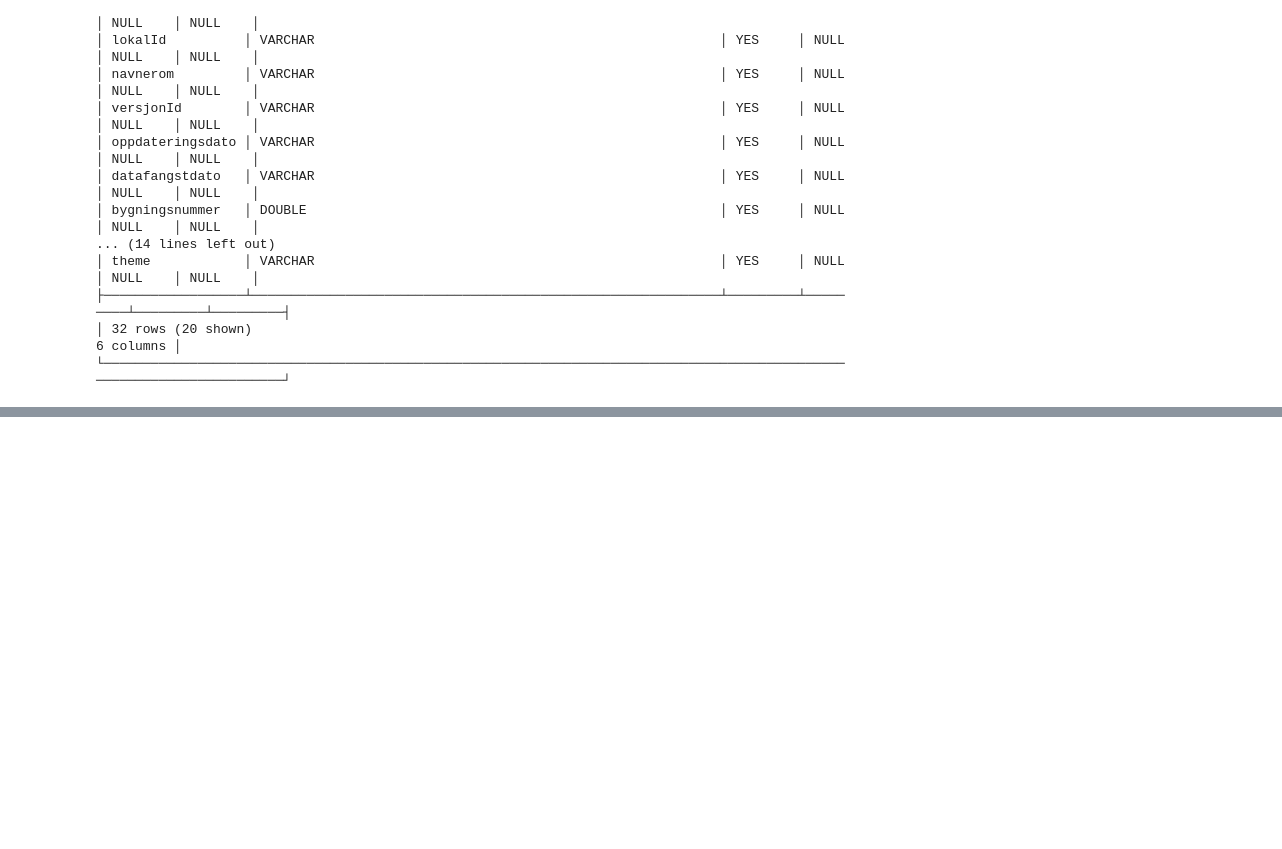
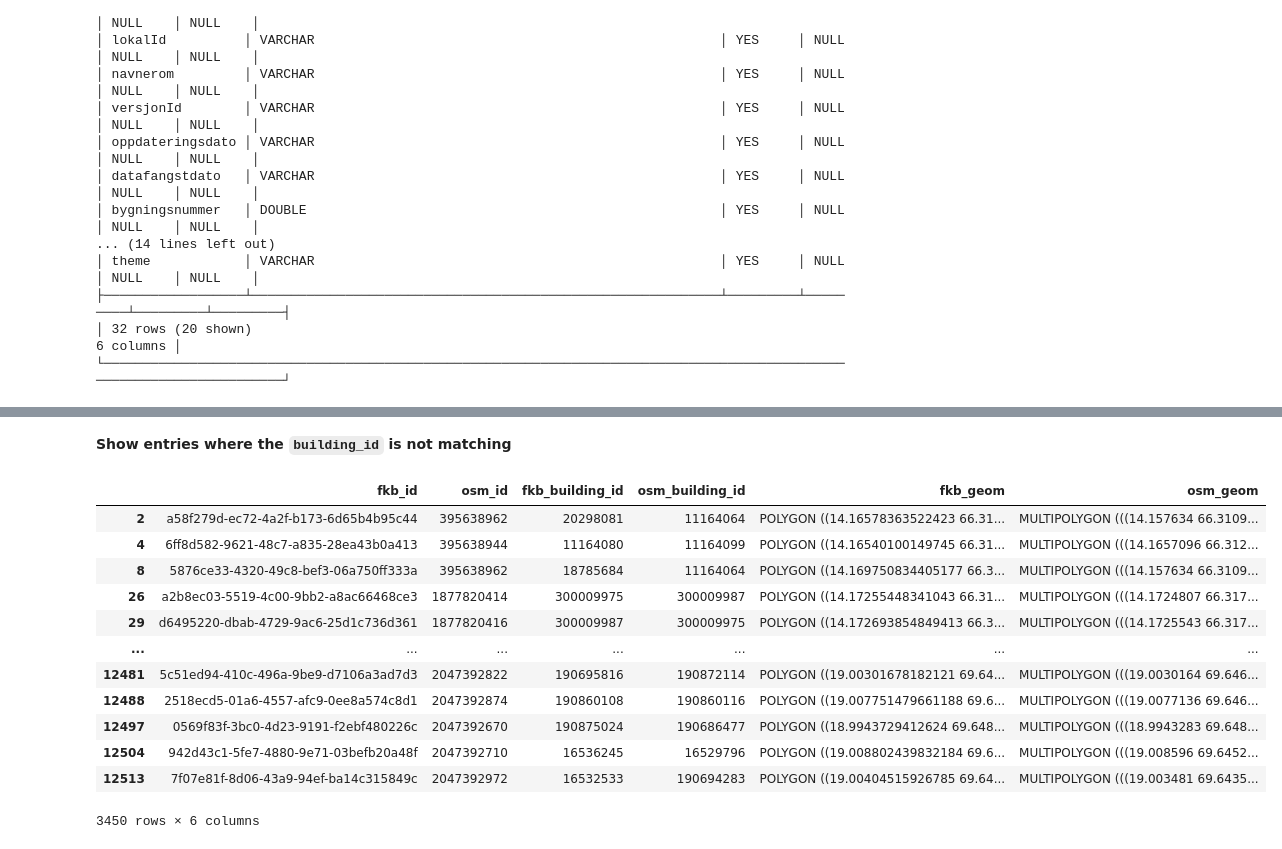
Before and after one commit to kartAI/doppa-data, a Jupyter notebook: src/presentation/notebooks/04-2-conflation-different-sources-search.ipynb, the cells around one changed output, grey strips where cells are left out. Cells and saved outputs as stored; diff of their text form; code cells hidden in the pictures; blank space fills up the shorter version.

```diff
--- a/src/presentation/notebooks/04-2-conflation-different-sources-search.ipynb
+++ b/src/presentation/notebooks/04-2-conflation-different-sources-search.ipynb
@@ -116,0 +371,24 @@ db.sql(f"SELECT * FROM '{fkb_release}' LIMIT 10").show()
+# %%
+df["fkb_geom"] = df["fkb_geom"].apply(lambda g: bytes(g) if isinstance(g, (bytearray, memoryview)) else g)
+df["fkb_geom"] = df["fkb_geom"].apply(lambda g: from_wkb(g) if g else None)
+df["osm_geom"] = df["osm_geom"].apply(lambda g: bytes(g) if isinstance(g, (bytearray, memoryview)) else g)
+df["osm_geom"] = df["osm_geom"].apply(lambda g: from_wkb(g) if g else None)
+# %% [markdown]
+**Show entries where the `building_id` is not matching**
+# %%
+mismatching_building_ids = df[df['fkb_building_id'] != df['osm_building_id']]
+mismatching_building_ids
+# %% [output]
+|  | fkb_id | osm_id | fkb_building_id | osm_building_id | fkb_geom | osm_geom |
+| 2 | a58f279d-ec72-4a2f-b173-6d65b4b95c44 | 395638962 | 20298081 | 11164064 | POLYGON ((14.16578363522423 66.31... | MULTIPOLYGON (((14.157634 66.3109... |
+| 4 | 6ff8d582-9621-48c7-a835-28ea43b0a413 | 395638944 | 11164080 | 11164099 | POLYGON ((14.16540100149745 66.31... | MULTIPOLYGON (((14.1657096 66.312... |
+| 8 | 5876ce33-4320-49c8-bef3-06a750ff333a | 395638962 | 18785684 | 11164064 | POLYGON ((14.169750834405177 66.3... | MULTIPOLYGON (((14.157634 66.3109... |
+| 26 | a2b8ec03-5519-4c00-9bb2-a8ac66468ce3 | 1877820414 | 300009975 | 300009987 | POLYGON ((14.17255448341043 66.31... | MULTIPOLYGON (((14.1724807 66.317... |
+| 29 | d6495220-dbab-4729-9ac6-25d1c736d361 | 1877820416 | 300009987 | 300009975 | POLYGON ((14.172693854849413 66.3... | MULTIPOLYGON (((14.1725543 66.317... |
+| ... | ... | ... | ... | ... | ... | ... |
+| 12481 | 5c51ed94-410c-496a-9be9-d7106a3ad7d3 | 2047392822 | 190695816 | 190872114 | POLYGON ((19.00301678182121 69.64... | MULTIPOLYGON (((19.0030164 69.646... |
+| 12488 | 2518ecd5-01a6-4557-afc9-0ee8a574c8d1 | 2047392874 | 190860108 | 190860116 | POLYGON ((19.007751479661188 69.6... | MULTIPOLYGON (((19.0077136 69.646... |
+| 12497 | 0569f83f-3bc0-4d23-9191-f2ebf480226c | 2047392670 | 190875024 | 190686477 | POLYGON ((18.9943729412624 69.648... | MULTIPOLYGON (((18.9943283 69.648... |
+| 12504 | 942d43c1-5fe7-4880-9e71-03befb20a48f | 2047392710 | 16536245 | 16529796 | POLYGON ((19.008802439832184 69.6... | MULTIPOLYGON (((19.008596 69.6452... |
+| 12513 | 7f07e81f-8d06-43a9-94ef-ba14c315849c | 2047392972 | 16532533 | 190694283 | POLYGON ((19.00404515926785 69.64... | MULTIPOLYGON (((19.003481 69.6435... |
+3450 rows × 6 columns
```
Also changed, not shown: parts of 33 cells of this notebook.
